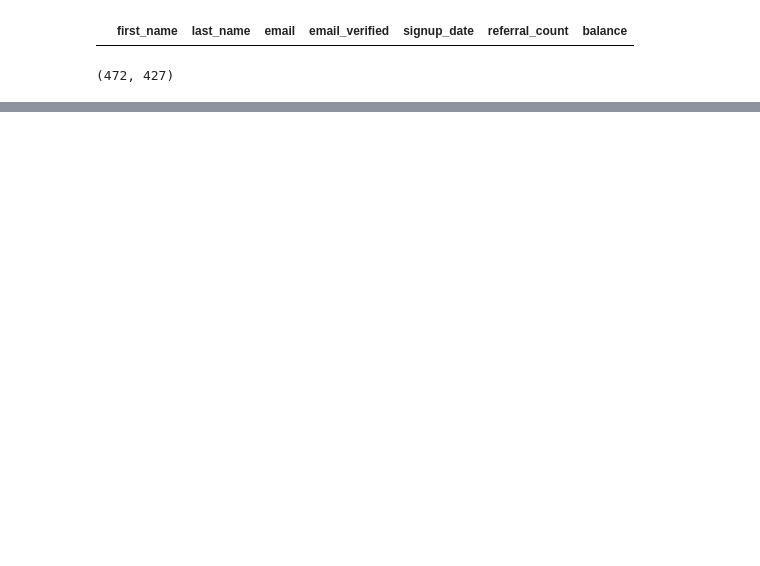
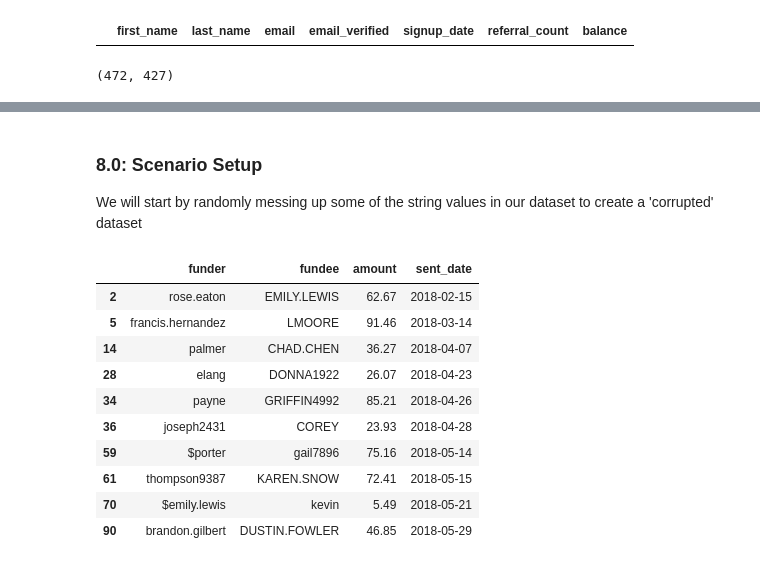
Before and after one commit to Crossroadsman/python-notes, a Jupyter notebook: libraries/pandas/Pandas.ipynb, the cells around one changed output, grey strips where cells are left out. Cells and saved outputs as stored; diff of their text form; code cells hidden in the pictures; blank space fills up the shorter version.

```diff
--- a/libraries/pandas/Pandas.ipynb
+++ b/libraries/pandas/Pandas.ipynb
@@ -1122,0 +1145,36 @@ users_with_last_names = users.dropna()
+# %% [markdown]
+<a id="8.0"> </a>
+### 8.0: Scenario Setup ###
+
+We will start by randomly messing up some of the string values in our dataset to create a 'corrupted' dataset
+# %%
+transactions.fillna('unknown', inplace=True)  # Fix NaN value in original dataset
+
+# Helper function
+def make_chaos(dataframe, num_samples, columns, fn):
+    """mess up the string data in a dataframe"""
+    samples = dataframe.sample(num_samples, random_state=num_samples)  # use num of samples as random seed
+    for column in columns:
+        samples[column] = samples[column].apply(fn)
+    dataframe.update(samples)
+
+corrupted_transactions = transactions.copy()
+
+make_chaos(corrupted_transactions, 42, ['funder'], lambda x: '$' + x)
+make_chaos(corrupted_transactions, 88, ['fundee'], lambda x: x.upper())
+
+corrupted_transactions[(corrupted_transactions.funder.str.startswith('$'))
+                     | (corrupted_transactions.fundee.str.isupper())
+].head(10)
+# %% [output]
+|  | funder | fundee | amount | sent_date |
+| 2 | rose.eaton | EMILY.LEWIS | 62.67 | 2018-02-15 |
+| 5 | francis.hernandez | LMOORE | 91.46 | 2018-03-14 |
+| 14 | palmer | CHAD.CHEN | 36.27 | 2018-04-07 |
+| 28 | elang | DONNA1922 | 26.07 | 2018-04-23 |
+| 34 | payne | GRIFFIN4992 | 85.21 | 2018-04-26 |
+| 36 | joseph2431 | COREY | 23.93 | 2018-04-28 |
+| 59 | $porter | gail7896 | 75.16 | 2018-05-14 |
+| 61 | thompson9387 | KAREN.SNOW | 72.41 | 2018-05-15 |
+| 70 | $emily.lewis | kevin | 5.49 | 2018-05-21 |
+| 90 | brandon.gilbert | DUSTIN.FOWLER | 46.85 | 2018-05-29 |
```
Also changed, not shown: parts of 15 cells of this notebook.
